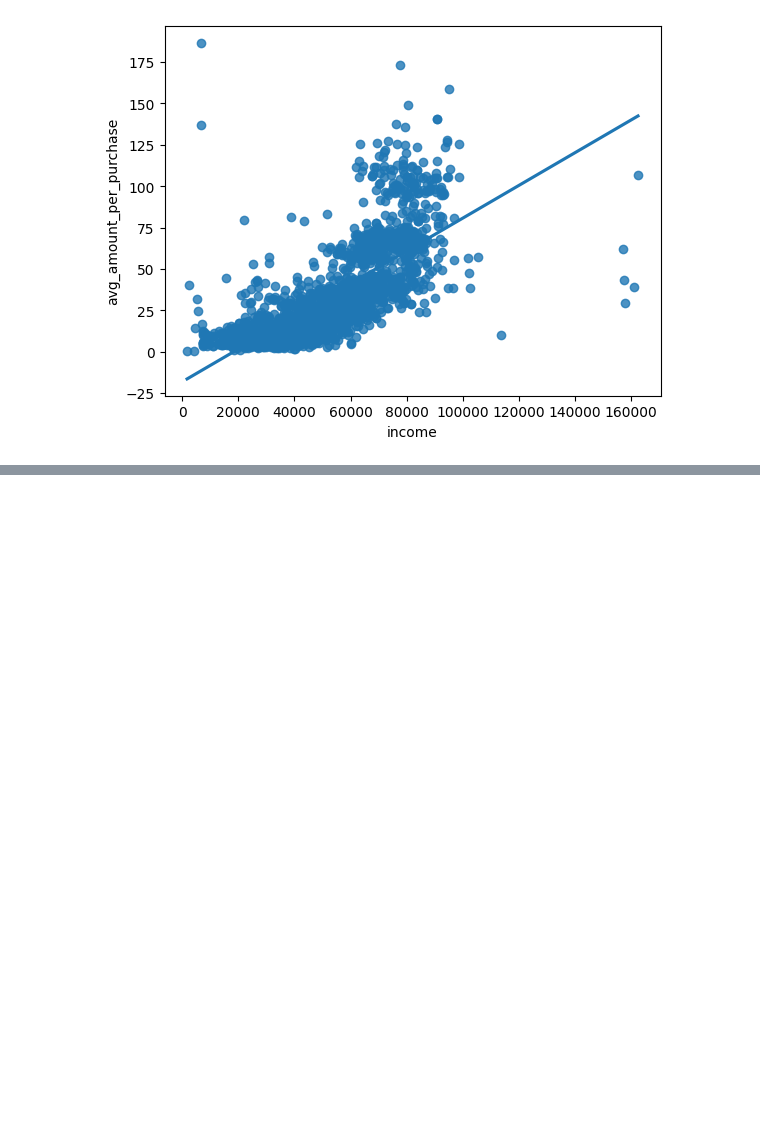
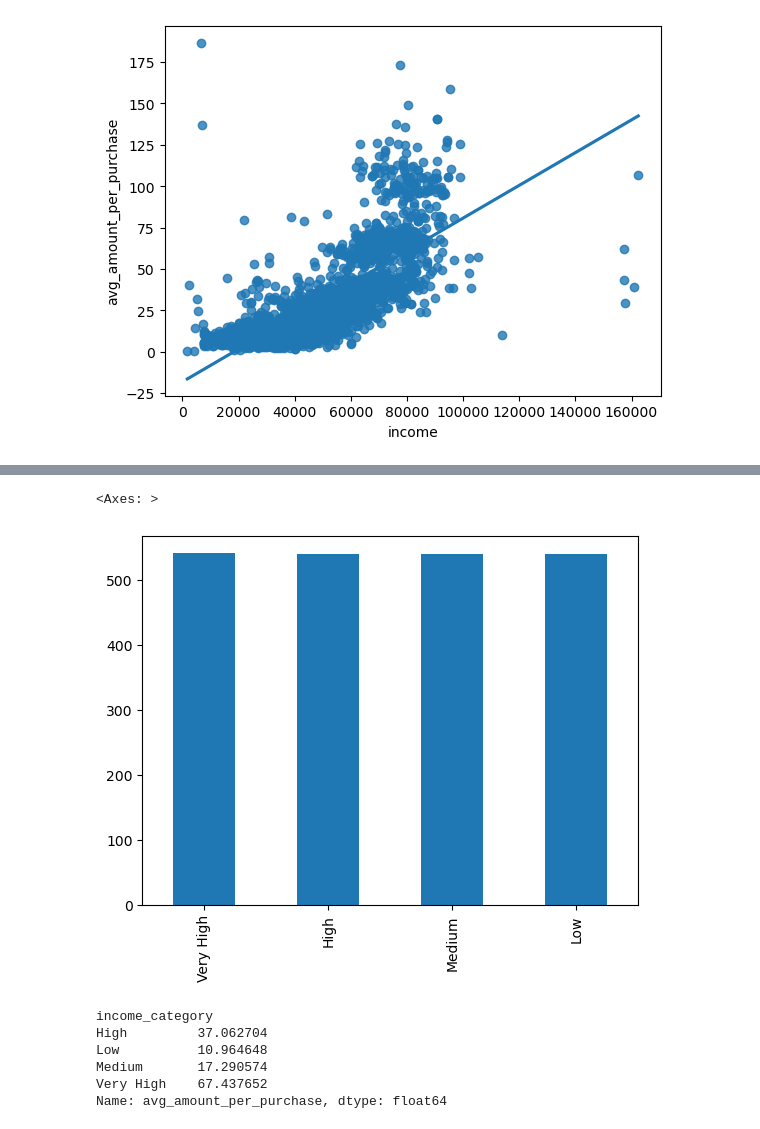
Before and after one commit to MathildeGonzalez/DataIntelligenceTrialExam, a Jupyter notebook: TrialExam.ipynb, the cells around one changed output, grey strips where cells are left out. Drawn from its saved outputs; the diff is of its cells as text; code cells hidden in the pictures; blank space fills up the shorter version.

```diff
--- a/TrialExam.ipynb
+++ b/TrialExam.ipynb
@@ -310,0 +345,29 @@ sns.regplot(x='income', y='avg_amount_per_purchase', data=tmp_df, ci=None)
+# %%
+# Function to categorize income into categories
+def categorize_income(income):
+    if income < 35523:
+        return 'Low'
+    elif income < 51479:
+        return 'Medium'
+    elif income < 68462:
+        return 'High'
+    else:
+        return 'Very High'
+df_with_avg_amount['income_category'] = df_with_avg_amount['income'].map(categorize_income)
+# %%
+# Plot the distribution of income categories
+df_with_avg_amount['income_category'].value_counts().plot.bar()
+# %% [output]
+<Axes: >
+[figure, added]
+# %%
+# Calculate the average amount spent per purchase for each income category
+average_purchase_by_group = df_with_avg_amount.groupby('income_category')['avg_amount_per_purchase'].mean()
+average_purchase_by_group
+# %% [output]
+income_category
+High         37.062704
+Low          10.964648
+Medium       17.290574
+Very High    67.437652
+Name: avg_amount_per_purchase, dtype: float64
```
Also changed, not shown: parts of 3 cells of this notebook.
